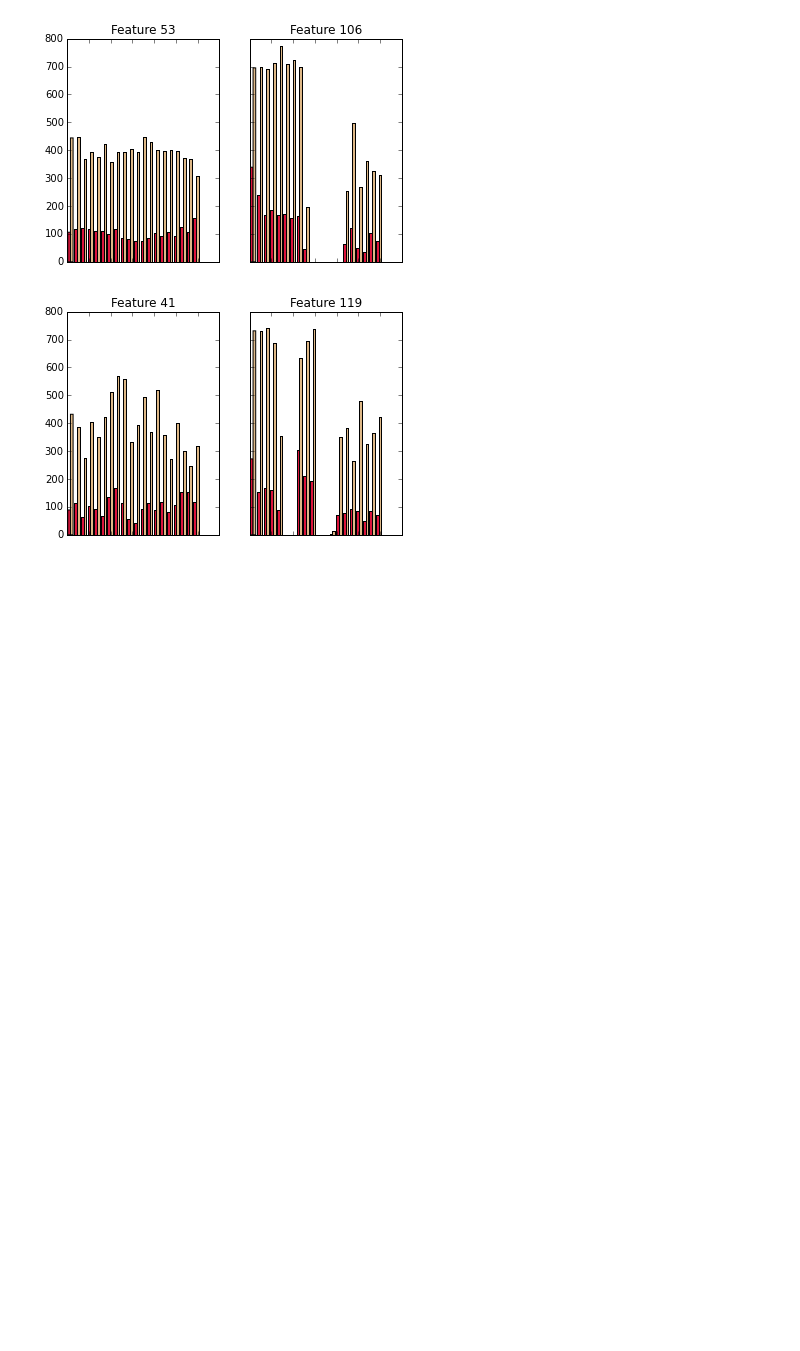
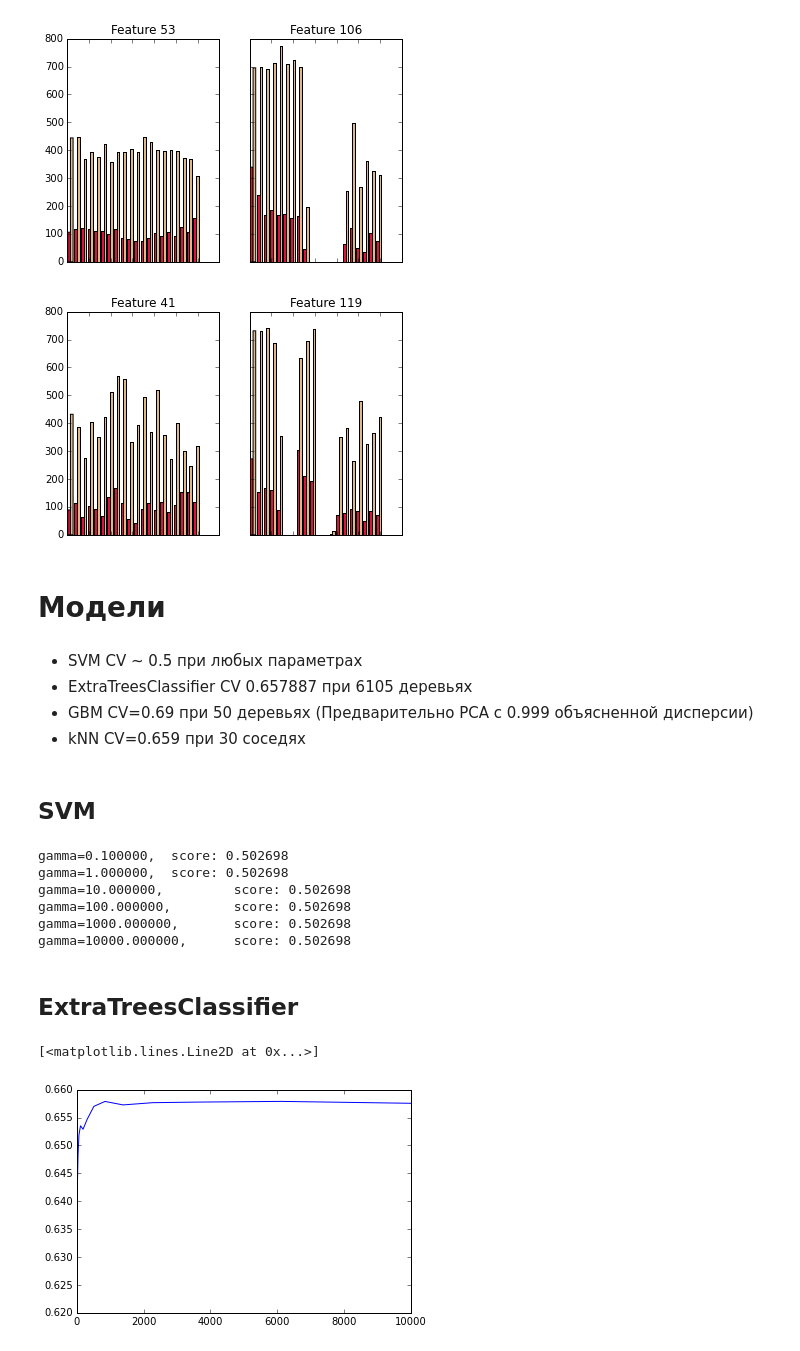
Before and after one commit to dudevil/dm-chemistry, a Jupyter notebook: eda.ipynb, the cells around one changed output. Saved outputs shown, nothing was run; the diff lists cells and outputs as text; code cells hidden in the pictures; blank space fills up the shorter version.

Commit message:
Add K nearest neibours classifier. Beutify output. Add models heading

```diff
--- a/eda.ipynb
+++ b/eda.ipynb
@@ -128,13 +101,0 @@ C=100000.000000,         score: 0.502698
-# %%
-from sklearn.ensemble import ExtraTreesClassifier
-from sklearn.cross_validation import cross_val_score
-from sklearn.metrics import auc
-from sklearn.decomposition import PCA
-
-# Это что-то вроде RandomForest'a
-
-#pca = PCA(n_components=0.999)
-#X_reduced = pca.fit_transform(X_scaled)
-
-etc = ExtraTreesClassifier(n_estimators=50)
-etc.fit(X_scaled, Y.values.flatten())
@@ -202,3 +157,63 @@ for good_f, bad_f in zip(featues_best, features_worst):
 [figure]
 [figure]
 [figure]
+# %% [markdown]
+# Модели
+# %% [markdown]
++ SVM CV ~ 0.5 при любых параметрах
++ ExtraTreesClassifier CV 0.657887 при 6105 деревьях
++ GBM CV=0.69 при 50 деревьях (Предварительно РСА с 0.999 объясненной дисперсии)
++ kNN CV=0.659 при 30 соседях
+# %% [markdown]
+## SVM
+# %%
+from sklearn import svm
+
+
+# попытки поиграть с SVM, лучше даже не запускать: время только тратить
+
+#Cs = np.logspace(-5,5,10)
+C = 1e4
+gammas = 10. ** np.arange(-1,5)
+# array([  1.00000000e-01,   1.00000000e+00,   1.00000000e+01,
+#         1.00000000e+02,   1.00000000e+03,   1.00000000e+04])
+
+for gamma in gammas:
+    svm_class = svm.SVC(C=C, gamma=gamma)
+    scores = cross_val_score(svm_class, X_scaled, y=Y.values.flatten(), scoring='roc_auc', cv=3)
+    print("gamma=%f,\t score: %f" % (gamma, scores.mean()))
+# %% [output]
+gamma=0.100000,  score: 0.502698
+gamma=1.000000,  score: 0.502698
+gamma=10.000000,         score: 0.502698
+gamma=100.000000,        score: 0.502698
+gamma=1000.000000,       score: 0.502698
+gamma=10000.000000,      score: 0.502698
+# %% [markdown]
+## ExtraTreesClassifier
+# %%
+from sklearn.ensemble import ExtraTreesClassifier
+from sklearn.cross_validation import cross_val_score
+from sklearn.metrics import auc
+from sklearn.decomposition import PCA
+
+# Это что-то вроде RandomForest'a
+
+#pca = PCA(n_components=0.999)
+#X_reduced = pca.fit_transform(X_scaled)
+
+n_trials = 15
+
+n_trees = np.logspace(1, 4, n_trials, dtype=np.int)
+cv_scores = np.zeros(n_trials, dtype=np.float)
+#oob_scores = np.zeros(n_trials, dtype=np.float)
+
+for i, n_estimators in enumerate(n_trees):
+    etc = ExtraTreesClassifier(n_estimators=n_estimators, n_jobs=-1, bootstrap=True)
+    cv_scores[i] = cross_val_score(etc, X_scaled, y=Y.values.flat, scoring='roc_auc', cv=5).mean()
+
+plt.plot(n_trees, cv_scores)
+print('Best CV-score: %f with %d trees.' % (np.max(cv_scores), n_trees[np.argmax(cv_scores)]))
+# %% [output]
+[<matplotlib.lines.Line2D at 0x...>]
+[figure, added]
```
Also changed, not shown: parts of 11 cells of this notebook.
